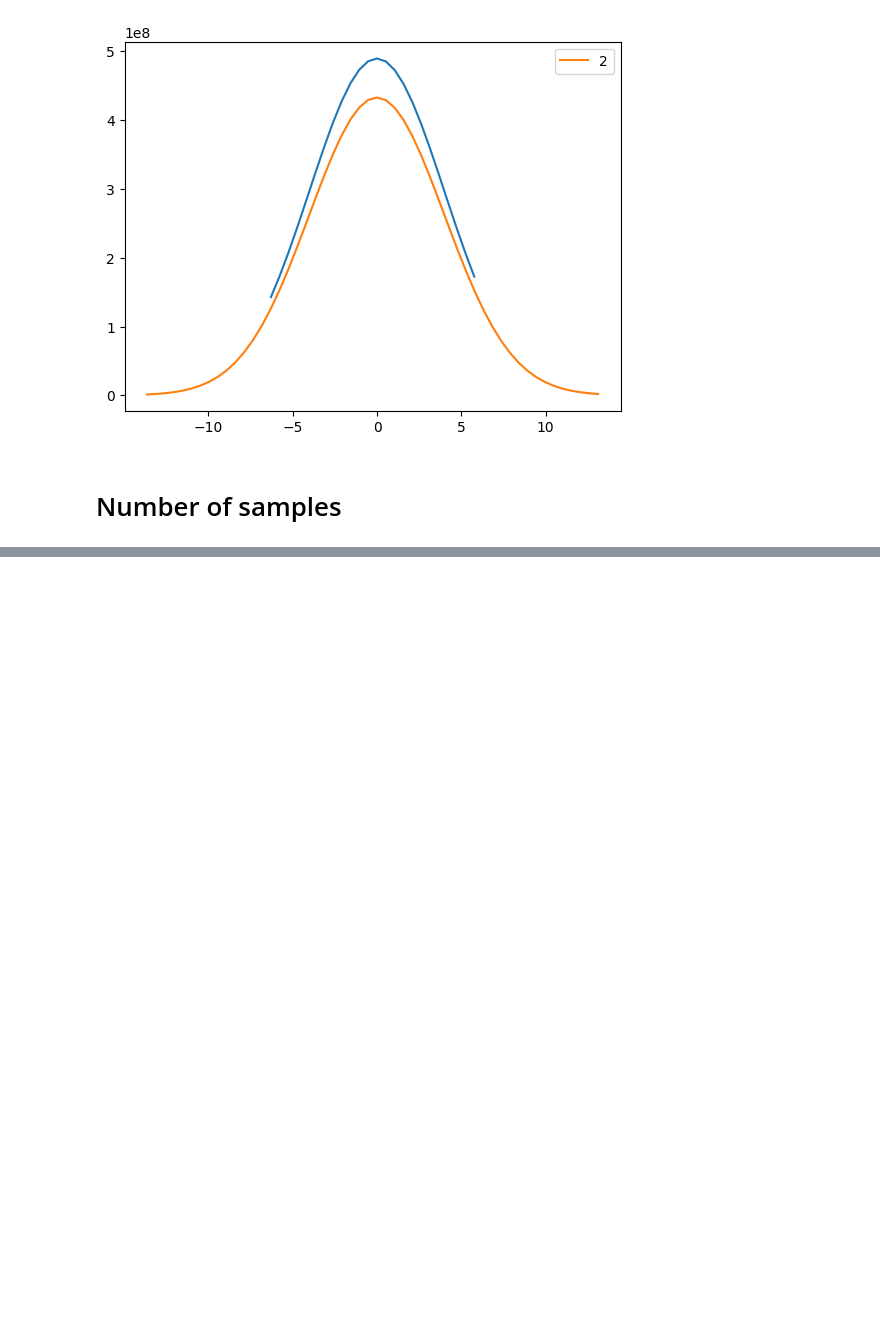
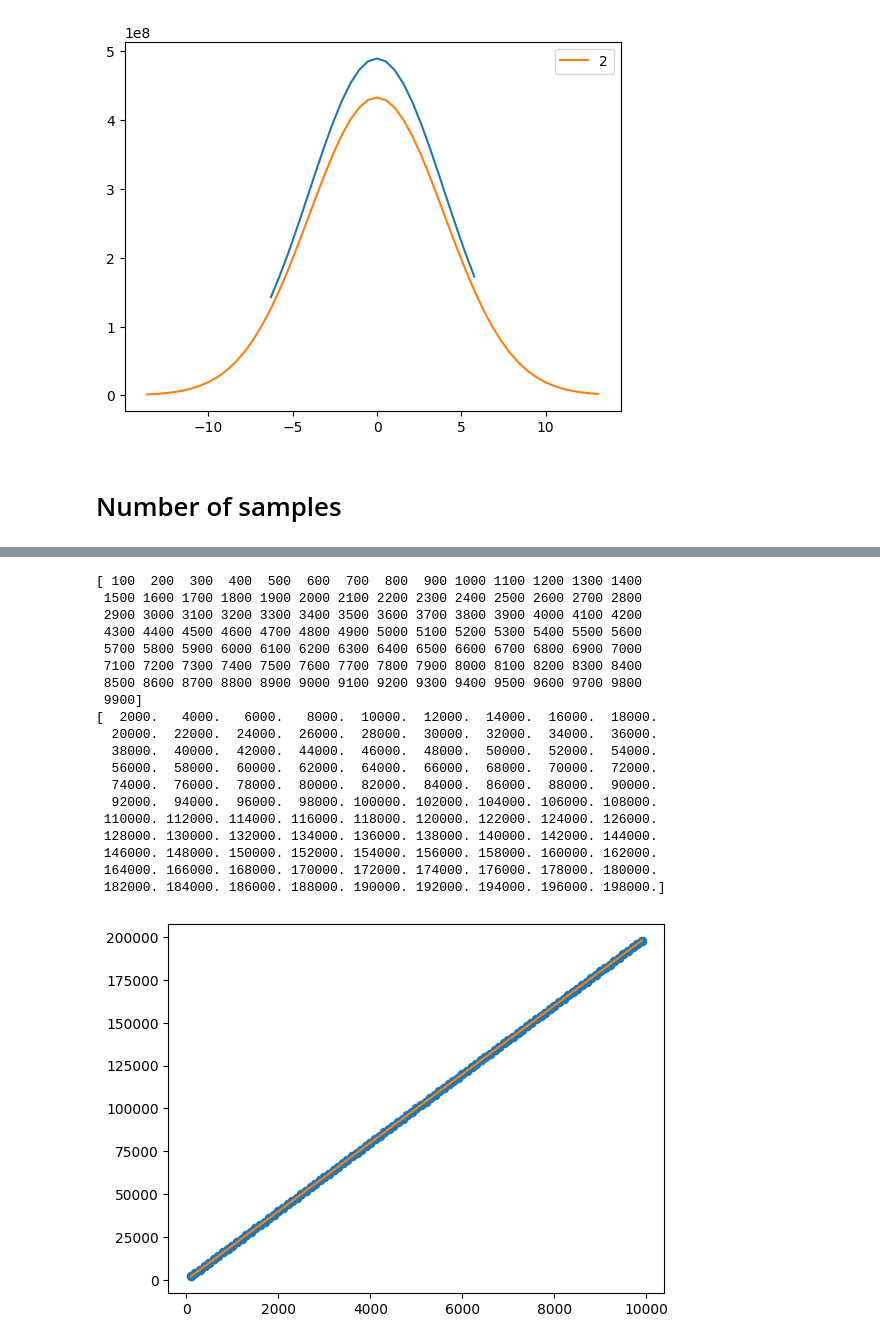
Before and after one commit to ncrubin/mec-sandia, a Jupyter notebook: notebooks/stopping_variance_estimation.ipynb, the cells around one changed output, grey strips where cells are left out. Cells and saved outputs as stored; diff of their text form; code cells hidden in the pictures; blank space fills up the shorter version.

```diff
--- a/notebooks/stopping_variance_estimation.ipynb
+++ b/notebooks/stopping_variance_estimation.ipynb
@@ -1140,0 +1149,26 @@ for density in range(10, 100, 10):
+# %%
+plt.plot(num_pts, cost, marker="o")
+print(num_pts)
+plt.plot(num_pts, np.array(factor)*num_pts*(num_pts+1)/2)
+print(num_pts*t_max/2)
+# %% [output]
+[ 100  200  300  400  500  600  700  800  900 1000 1100 1200 1300 1400
+ 1500 1600 1700 1800 1900 2000 2100 2200 2300 2400 2500 2600 2700 2800
+ 2900 3000 3100 3200 3300 3400 3500 3600 3700 3800 3900 4000 4100 4200
+ 4300 4400 4500 4600 4700 4800 4900 5000 5100 5200 5300 5400 5500 5600
+ 5700 5800 5900 6000 6100 6200 6300 6400 6500 6600 6700 6800 6900 7000
+ 7100 7200 7300 7400 7500 7600 7700 7800 7900 8000 8100 8200 8300 8400
+ 8500 8600 8700 8800 8900 9000 9100 9200 9300 9400 9500 9600 9700 9800
+ 9900]
+[  2000.   4000.   6000.   8000.  10000.  12000.  14000.  16000.  18000.
+  20000.  22000.  24000.  26000.  28000.  30000.  32000.  34000.  36000.
+  38000.  40000.  42000.  44000.  46000.  48000.  50000.  52000.  54000.
+  56000.  58000.  60000.  62000.  64000.  66000.  68000.  70000.  72000.
+  74000.  76000.  78000.  80000.  82000.  84000.  86000.  88000.  90000.
+  92000.  94000.  96000.  98000. 100000. 102000. 104000. 106000. 108000.
+ 110000. 112000. 114000. 116000. 118000. 120000. 122000. 124000. 126000.
+ 128000. 130000. 132000. 134000. 136000. 138000. 140000. 142000. 144000.
+ 146000. 148000. 150000. 152000. 154000. 156000. 158000. 160000. 162000.
+ 164000. 166000. 168000. 170000. 172000. 174000. 176000. 178000. 180000.
+ 182000. 184000. 186000. 188000. 190000. 192000. 194000. 196000. 198000.]
+[figure, added]
```
Also changed, not shown: parts of 6 cells of this notebook.
